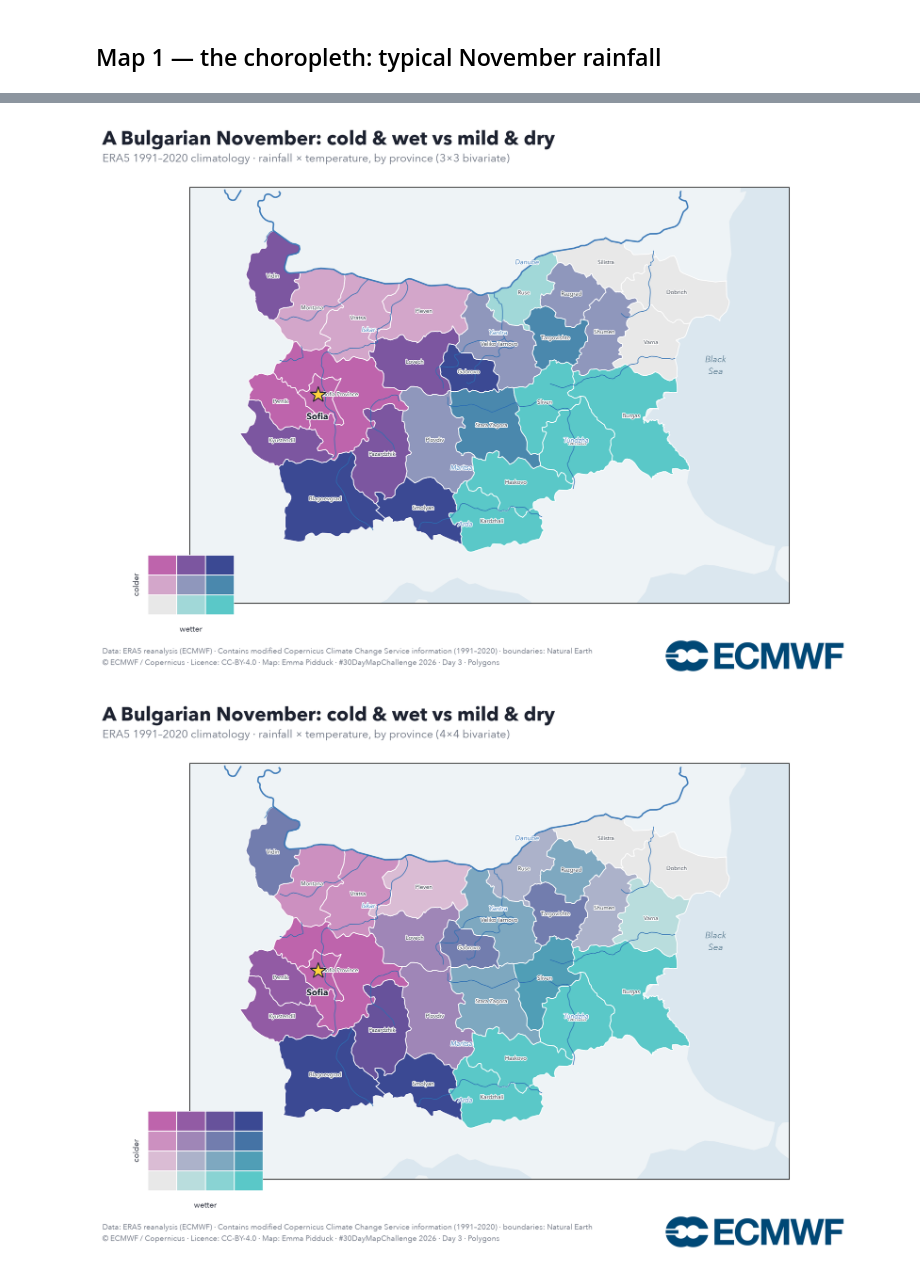
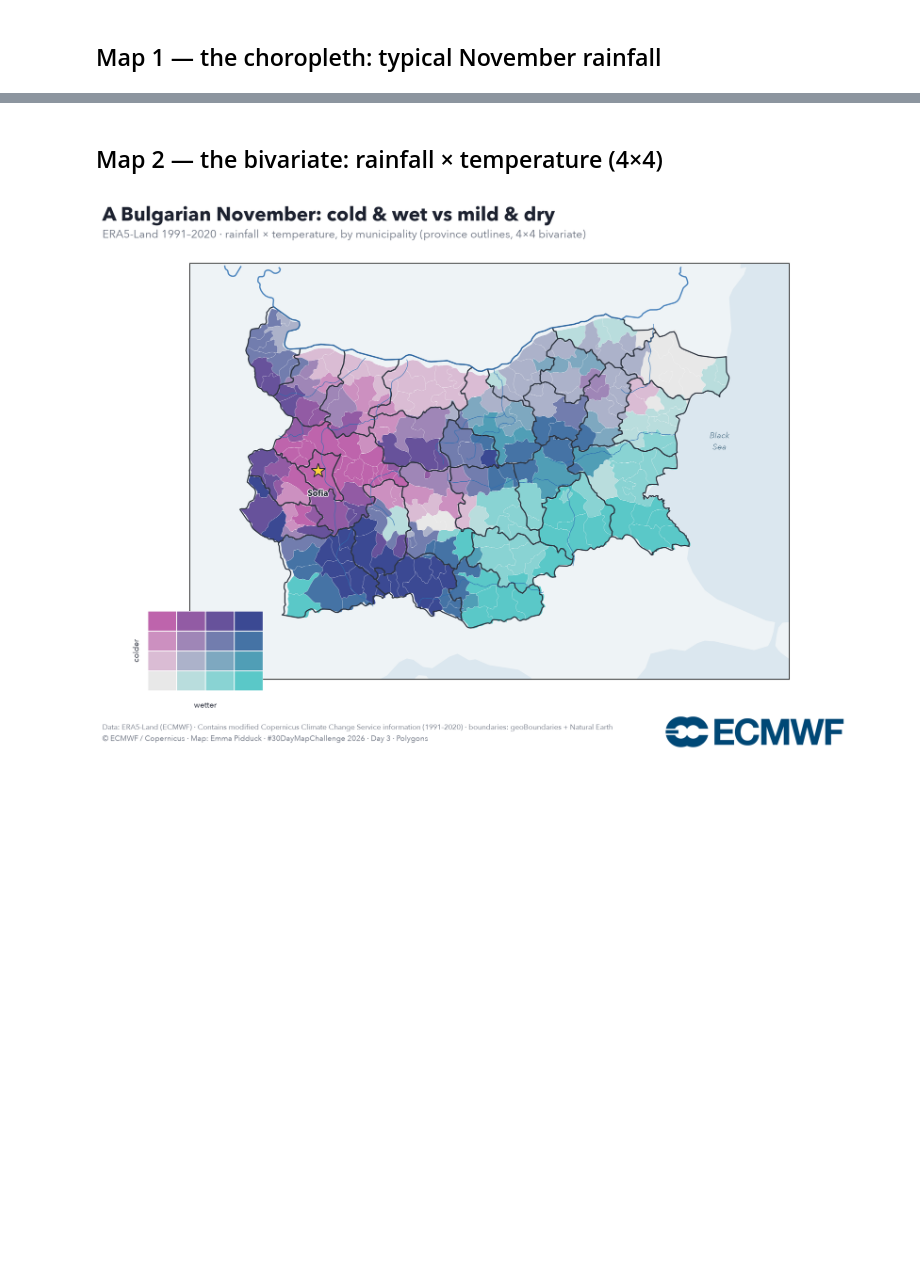
Before and after one commit to piddy376/30dmc2026, a Jupyter notebook: day03_polygons.ipynb, the cells around one changed output, grey strips where cells are left out. Cells and saved outputs as stored; diff of their text form; code cells hidden in the pictures; blank space fills up the shorter version.

Commit message:
Day 3 (Polygons): switch to ERA5-Land at municipality level (265 obshtini) with province overlay + 4×4 bivariate

```diff
--- a/day03_polygons.ipynb
+++ b/day03_polygons.ipynb
@@ -168,26 +139,18 @@ def add_footer(fig):
 # %% [markdown]
 ## Map 1 — the choropleth: typical November rainfall
 # %%
-P_arr = np.array(list(P.values()))
-vmin, vmax = np.floor(P_arr.min()/5)*5, np.ceil(P_arr.max()/5)*5
+vmin, vmax = np.floor(P.min()/5)*5, np.ceil(P.max()/5)*5
 norm = Normalize(vmin, vmax); cmap = plt.get_cmap("YlGnBu")
 fig = plt.figure(figsize=(13, 9.0), dpi=200); fig.patch.set_facecolor("#fff")
 ax = fig.add_axes([0.03, 0.17, 0.94, 0.70], projection=proj)
-for nm, g in provinces:
-    ax.add_geometries([g], crs=ccrs.PlateCarree(), facecolor=cmap(norm(P[nm])), edgecolor="#fff", linewidth=1.0, zorder=2)
-draw_geo(ax)
-for nm, g in provinces:
-    lab = province_label(nm)
-    if lab is None: continue
-    c = g.centroid
-    ax.text(c.x, c.y, f"{lab}\n{P[nm]:.0f}", transform=ccrs.PlateCarree(), ha="center", va="center",
-            fontsize=6.3, color="#11202b", zorder=6, path_effects=halo, linespacing=0.95)
+for g, v in zip(geoms, P): ax.add_geometries([g], crs=ccrs.PlateCarree(), facecolor=cmap(norm(v)), edgecolor="#ffffff", linewidth=0.15, zorder=2)
+furniture(ax)
 fig.text(0.03, 0.935, "Bulgaria's typical November rainfall", color=INK, fontsize=23, fontweight="bold")
-fig.text(0.03, 0.905, "ERA5 1991–2020 climatology · total precipitation by province (oblast)", color=MUT, fontsize=12.5)
+fig.text(0.03, 0.905, "ERA5-Land 1991–2020 · by municipality (obshtina), province outlines · 0.1° ~9 km", color=MUT, fontsize=12.5)
 cax = fig.add_axes([0.37, 0.105, 0.30, 0.018])
 cb = fig.colorbar(ScalarMappable(norm=norm, cmap=cmap), cax=cax, orientation="horizontal", extend="both")
 cb.set_label("November precipitation  (mm)", color=INK, fontsize=10.5, labelpad=10); cb.ax.xaxis.set_label_position("top")
-plt.setp(plt.getp(cb.ax, "xticklabels"), color=INK); cb.outline.set_edgecolor("#c7d0d8"); cb.outline.set_linewidth(0.6)
+plt.setp(plt.getp(cb.ax, "xticklabels"), color=INK); cb.outline.set_edgecolor("#c7d0d8")
 add_footer(fig); add_logo(fig)
 fig.savefig("day03_polygons_rain.png", facecolor="#fff", bbox_inches="tight"); plt.show()
 # %% [output]
@@ -201,40 +158,28 @@ already turning to snow) read dark blue; the mild, drier lowlands run teal to gr
+# %% [markdown]
+## Map 2 — the bivariate: rainfall × temperature (4×4)
 # %%
 def bil(fx, fy):
     c = np.array([[0.909,0.909,0.909],[0.353,0.784,0.784],[0.745,0.392,0.675],[0.231,0.286,0.576]])
     top = c[0]*(1-fx) + c[1]*fx; bot = c[2]*(1-fx) + c[3]*fx
     return tuple(top*(1-fy) + bot*fy)
 
-def bivariate(N, fname, show=True):
-    names = [nm for nm, _ in provinces]
-    Pv = np.array([P[nm] for nm in names]); Tv = np.array([T[nm] for nm in names])
-    pcut = np.quantile(Pv, [k/N for k in range(1, N)]); tcut = np.quantile(-Tv, [k/N for k in range(1, N)])
-    pi = np.digitize(Pv, pcut); ti = np.digitize(-Tv, tcut)
-    fig = plt.figure(figsize=(13, 9.0), dpi=200); fig.patch.set_facecolor("#fff")
-    ax = fig.add_axes([0.03, 0.14, 0.94, 0.73], projection=proj)
-    for k, (nm, g) in enumerate(provinces):
-        ax.add_geometries([g], crs=ccrs.PlateCarree(), facecolor=bil(pi[k]/(N-1), ti[k]/(N-1)), edgecolor="#fff", linewidth=1.0, zorder=2)
-    draw_geo(ax)
-    for nm, g in provinces:
-        lab = province_label(nm)
-        if lab is None: continue
-        c = g.centroid
-        ax.text(c.x, c.y, lab, transform=ccrs.PlateCarree(), ha="center", va="center", fontsize=6.3, color="#1a2330", zorder=6, path_effects=halo)
-    fig.text(0.03, 0.945, "A Bulgarian November: cold & wet vs mild & dry", color=INK, fontsize=22, fontweight="bold")
-    fig.text(0.03, 0.915, f"ERA5 1991–2020 climatology · rainfall × temperature, by province ({N}×{N} bivariate)", color=MUT, fontsize=12.5)
-    sz = 0.035; lax = fig.add_axes([0.085, 0.12, sz*N, sz*N]); lax.set_xlim(0, N); lax.set_ylim(0, N); lax.axis("off")
-    for i in range(N):
-        for j in range(N):
-            lax.add_patch(plt.Rectangle((i, j), 1, 1, facecolor=bil(i/(N-1), j/(N-1)), edgecolor="white", linewidth=1.1))
-    lax.annotate("", xy=(N+0.15, 0), xytext=(0, 0), arrowprops=dict(arrowstyle="->", color=INK, lw=1.3))
-    lax.annotate("", xy=(0, N+0.15), xytext=(0, 0), arrowprops=dict(arrowstyle="->", color=INK, lw=1.3))
-    lax.text(N/2, -0.45, "wetter", ha="center", va="top", fontsize=9, color=INK)
-    lax.text(-0.4, N/2, "colder", ha="center", va="center", rotation=90, fontsize=9, color=INK)
-    add_footer(fig); add_logo(fig)
-    fig.savefig(fname, facecolor="#fff", bbox_inches="tight")
-    plt.show() if show else plt.close()
-
-bivariate(3, "day03_polygons_bivariate.png")        # the one for posting
-bivariate(4, "day03_polygons_bivariate_4x4.png")    # finer-gradient bonus
+N = 4
+pcut = np.quantile(P, [k/N for k in range(1, N)]); tcut = np.quantile(-T, [k/N for k in range(1, N)])
+pi = np.digitize(P, pcut); ti = np.digitize(-T, tcut)
+fig = plt.figure(figsize=(13, 9.0), dpi=200); fig.patch.set_facecolor("#fff")
+ax = fig.add_axes([0.03, 0.14, 0.94, 0.73], projection=proj)
+for k, g in enumerate(geoms): ax.add_geometries([g], crs=ccrs.PlateCarree(), facecolor=bil(pi[k]/(N-1), ti[k]/(N-1)), edgecolor="#ffffff", linewidth=0.15, zorder=2)
+furniture(ax)
+fig.text(0.03, 0.945, "A Bulgarian November: cold & wet vs mild & dry", color=INK, fontsize=22, fontweight="bold")
+fig.text(0.03, 0.915, "ERA5-Land 1991–2020 · rainfall × temperature, by municipality (province outlines, 4×4 bivariate)", color=MUT, fontsize=12.5)
+sz = 0.035; lax = fig.add_axes([0.085, 0.12, sz*N, sz*N]); lax.set_xlim(0, N); lax.set_ylim(0, N); lax.axis("off")
+for i in range(N):
+    for j in range(N): lax.add_patch(plt.Rectangle((i, j), 1, 1, facecolor=bil(i/(N-1), j/(N-1)), edgecolor="white", linewidth=1.0))
+lax.annotate("", xy=(N+0.15, 0), xytext=(0, 0), arrowprops=dict(arrowstyle="->", color=INK, lw=1.3))
+lax.annotate("", xy=(0, N+0.15), xytext=(0, 0), arrowprops=dict(arrowstyle="->", color=INK, lw=1.3))
+lax.text(N/2, -0.45, "wetter", ha="center", va="top", fontsize=9, color=INK)
+lax.text(-0.4, N/2, "colder", ha="center", va="center", rotation=90, fontsize=9, color=INK)
+add_footer(fig); add_logo(fig)
+fig.savefig("day03_polygons_bivariate.png", facecolor="#fff", bbox_inches="tight"); plt.show()
 # %% [output]
-[figure, old version]
+[figure, new version]
-[figure, removed]
```
Also changed, not shown: parts of 22 cells of this notebook, 3 other files.
